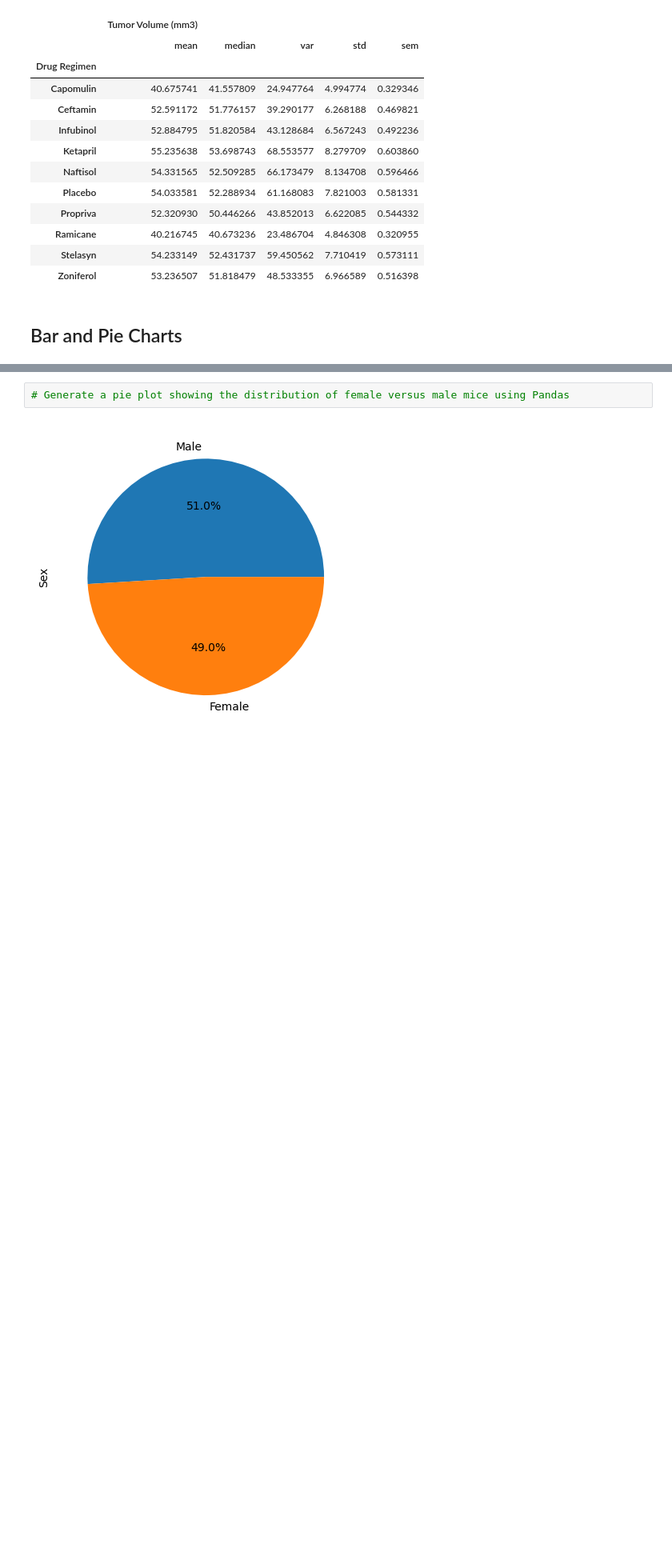
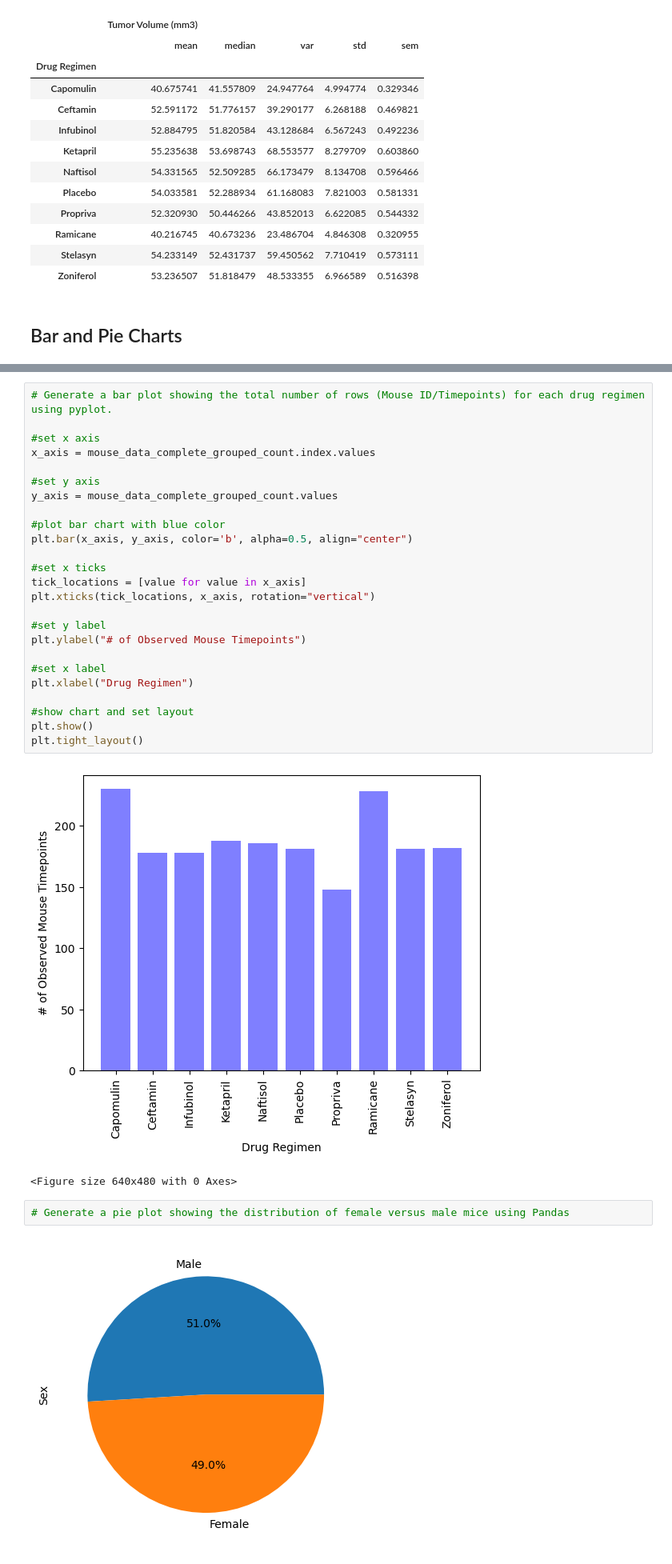
Before and after one commit to AdalbertPayan/matplotlib_challenge, a Jupyter notebook: Starter_Code/Pymaceuticals/pymaceuticals_starter.ipynb, the cells around one changed output, grey strips where cells are left out. Shown: that part at 80% size. Cells and saved outputs as stored; diff of their text form; blank space fills up the shorter version.

```diff
--- a/Starter_Code/Pymaceuticals/pymaceuticals_starter.ipynb
+++ b/Starter_Code/Pymaceuticals/pymaceuticals_starter.ipynb
@@ -123,3 +183,31 @@ array(['g989'], dtype=object)
+# %%
+# Generate a bar plot showing the total number of rows (Mouse ID/Timepoints) for each drug regimen using pyplot.
+
+#set x axis
+x_axis = mouse_data_complete_grouped_count.index.values
+
+#set y axis
+y_axis = mouse_data_complete_grouped_count.values
+
+#plot bar chart with blue color
+plt.bar(x_axis, y_axis, color='b', alpha=0.5, align="center")
+
+#set x ticks
+tick_locations = [value for value in x_axis]
+plt.xticks(tick_locations, x_axis, rotation="vertical")
+
+#set y label
+plt.ylabel("# of Observed Mouse Timepoints")
+
+#set x label
+plt.xlabel("Drug Regimen")
+
+#show chart and set layout
+plt.show()
+plt.tight_layout()
+# %% [output]
+[figure, added]
+<Figure size 640x480 with 0 Axes>
 # %%
 # Generate a pie plot showing the distribution of female versus male mice using Pandas
 # %% [output]
```
Also changed, not shown: parts of 11 cells of this notebook, 2 other files.
